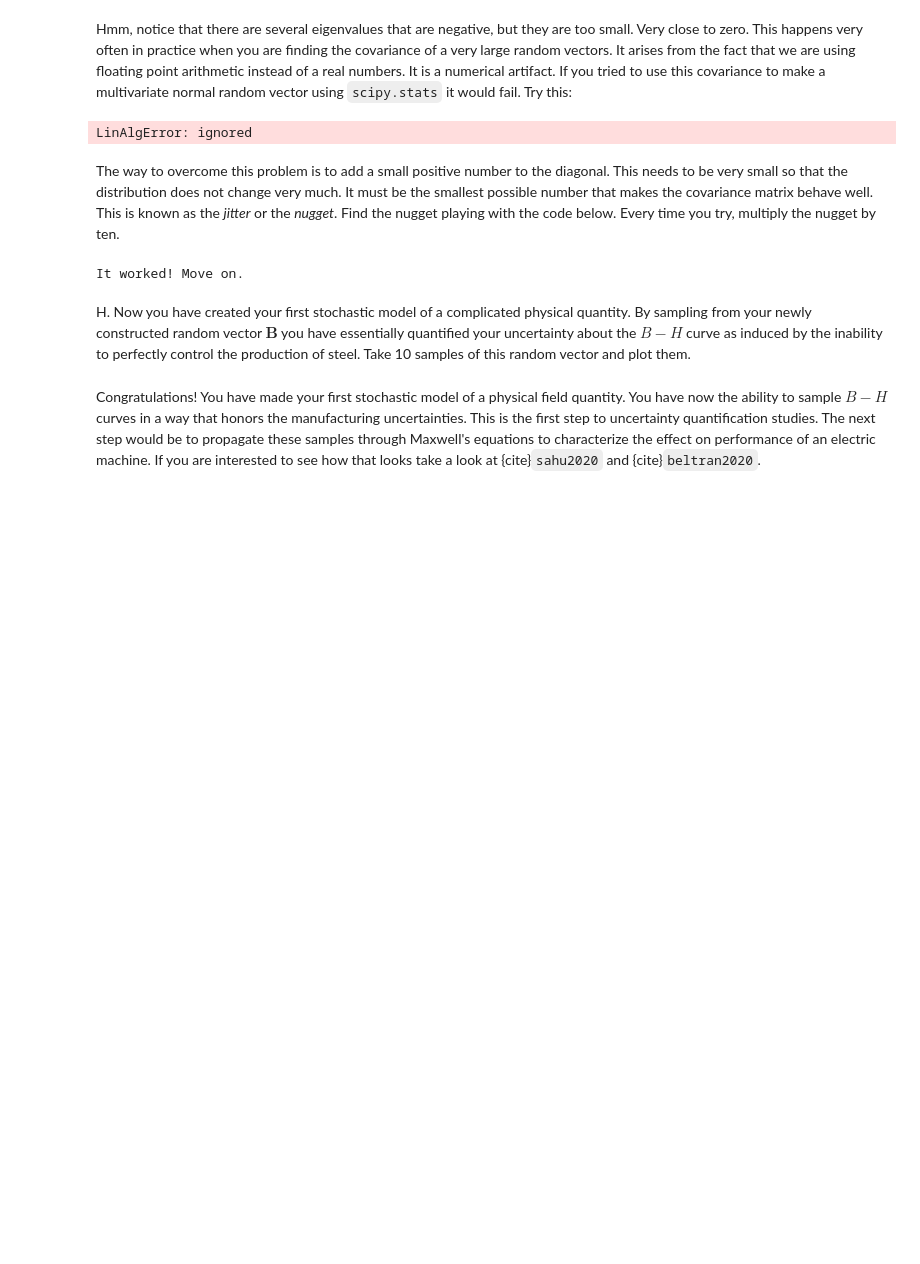
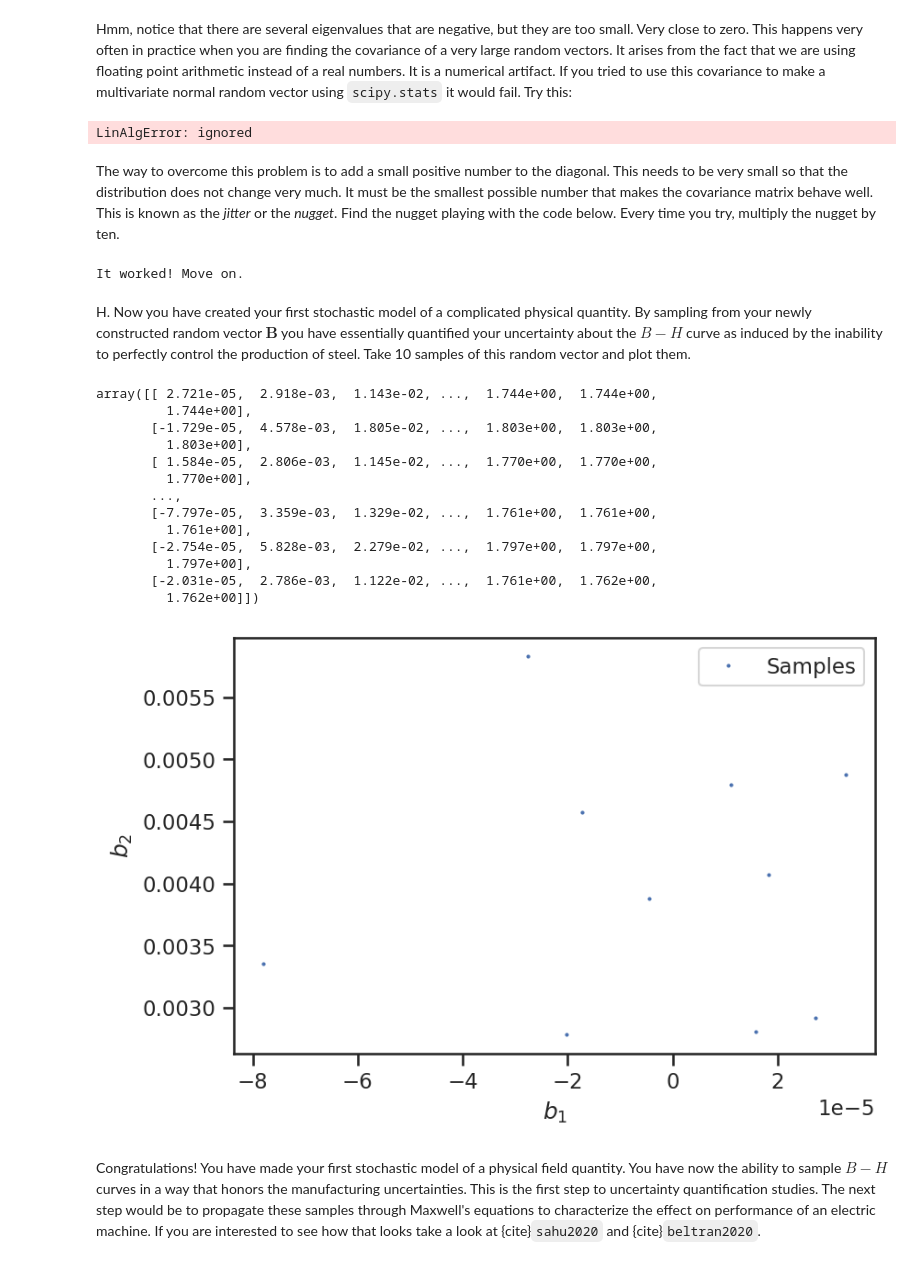
Before and after one commit to schemp98/data-analytics-se, a Jupyter notebook: lecturebook/homework/homework-02_SCC.ipynb, the cells around one changed output. Cells and saved outputs as stored; diff of their text form; code cells hidden in the pictures; blank space fills up the shorter version.

```diff
--- a/lecturebook/homework/homework-02_SCC.ipynb
+++ b/lecturebook/homework/homework-02_SCC.ipynb
@@ -739,3 +737,32 @@ H. Now you have created your first stochastic model of a complicated physical qu
+# %%
+num_samples = 10
+b_samples = B.rvs(size = num_samples)
+fig, ax = plt.subplots(dpi=150)
+ax.plot(
+    b_samples[:, 0],
+    b_samples[:, 1],
+    '.',
+    markersize=2,
+    label='Samples'
+)
+plt.legend(loc='best')
+ax.set_xlabel('$b_1$')
+ax.set_ylabel('$b_2$');
+# %% [output]
+array([[ 2.721e-05,  2.918e-03,  1.143e-02, ...,  1.744e+00,  1.744e+00,
+         1.744e+00],
+       [-1.729e-05,  4.578e-03,  1.805e-02, ...,  1.803e+00,  1.803e+00,
+         1.803e+00],
+       [ 1.584e-05,  2.806e-03,  1.145e-02, ...,  1.770e+00,  1.770e+00,
+         1.770e+00],
+       ...,
+       [-7.797e-05,  3.359e-03,  1.329e-02, ...,  1.761e+00,  1.761e+00,
+         1.761e+00],
+       [-2.754e-05,  5.828e-03,  2.279e-02, ...,  1.797e+00,  1.797e+00,
+         1.797e+00],
+       [-2.031e-05,  2.786e-03,  1.122e-02, ...,  1.761e+00,  1.762e+00,
+         1.762e+00]])
+[figure, added]
 # %% [markdown]
 Congratulations!
 You have made your first stochastic model of a physical field quantity.
```
Also changed, not shown: parts of 1 cell of this notebook.
